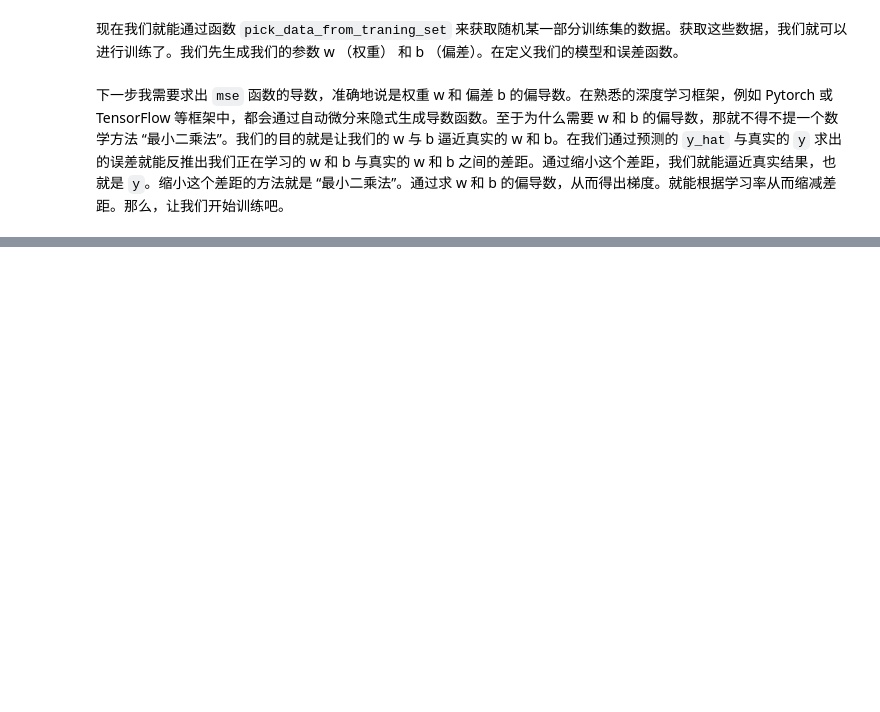
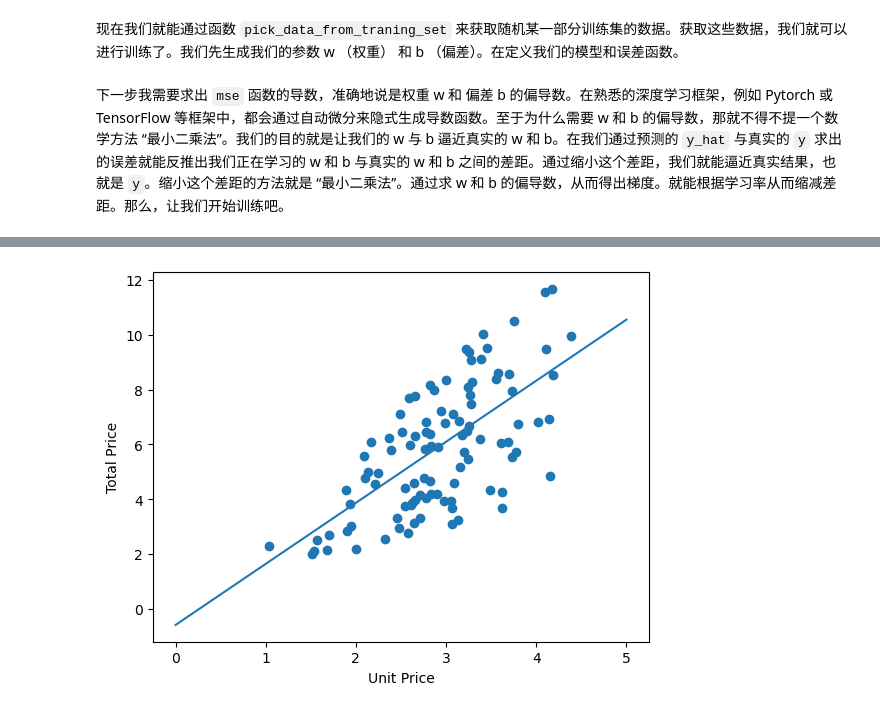
Before and after one commit to IEXPECTATION/linear-regression, a Jupyter notebook: linear_regression.ipynb, the cells around one changed output, grey strips where cells are left out. Drawn from its saved outputs; the diff is of its cells as text; code cells hidden in the pictures; blank space fills up the shorter version.

```diff
--- a/linear_regression.ipynb
+++ b/linear_regression.ipynb
@@ -119,0 +70,46 @@ print(w_hat, b_hat)
+# %%
+def sgd(
+    x: np.ndarray,
+    y: np.ndarray,
+    lr: float,
+    batch_size: int,
+):
+    global w
+    global b
+    w_gradient = (2 / batch_size) * (w * (x**2).sum() - ((y - b) * x).sum())
+    b_gradient = (2 / batch_size) * (batch_size * b - (y - w * x).sum())
+
+    w -= lr * w_gradient
+    b -= lr * b_gradient
+
+
+# learning rate
+lr = 0.08
+batch_size = 10
+max_epochs = 30
+
+
+def traning():
+    for epoch in range(max_epochs):
+        for x, y in pick_data_from_training_set(
+            unit_price_of_watermelon, total_price_of_watermolen, batch_size
+        ):
+            l = loss(net(w, x, b), y).sum()
+            sgd(x, y, lr, batch_size)
+            # print("l=", l)
+
+
+traning()
+
+x = np.linspace(0, 5, 100)
+y = x * w + b
+
+fig, ax = plt.subplots()
+ax.set_xlabel("Unit Price")
+ax.set_ylabel("Total Price")
+
+plt.scatter(unit_price_of_watermelon, total_price_of_watermolen)
+plt.plot(x, y)
+plt.show()
+# %% [output]
+[figure, added]
```
Also changed, not shown: parts of 2 cells of this notebook, 1 other file.
